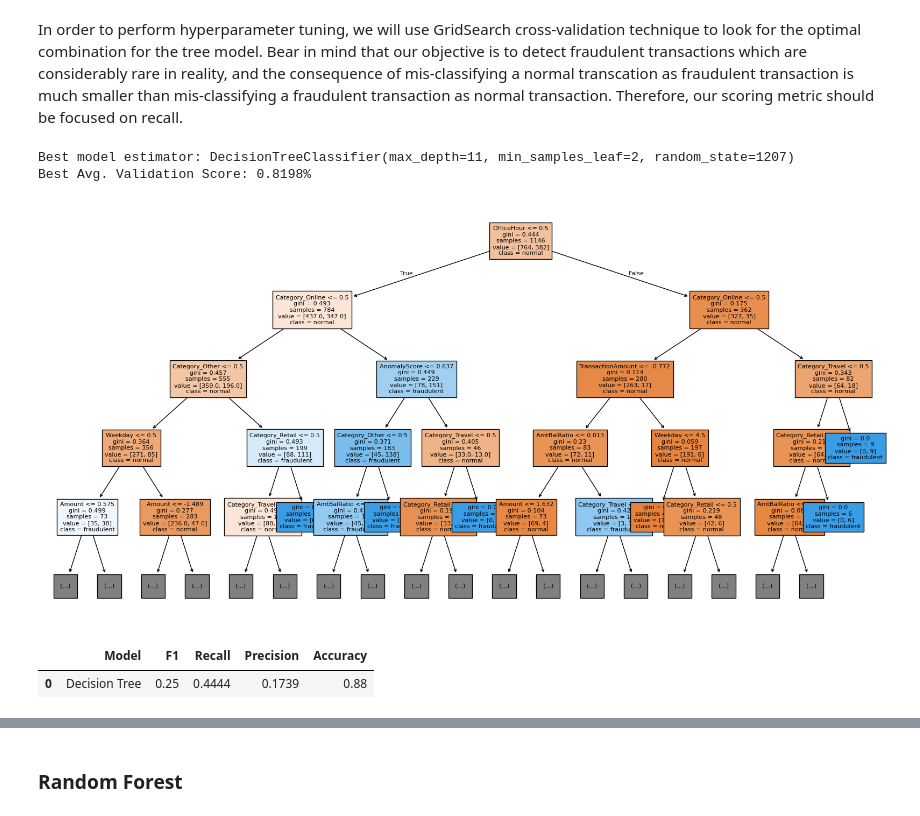
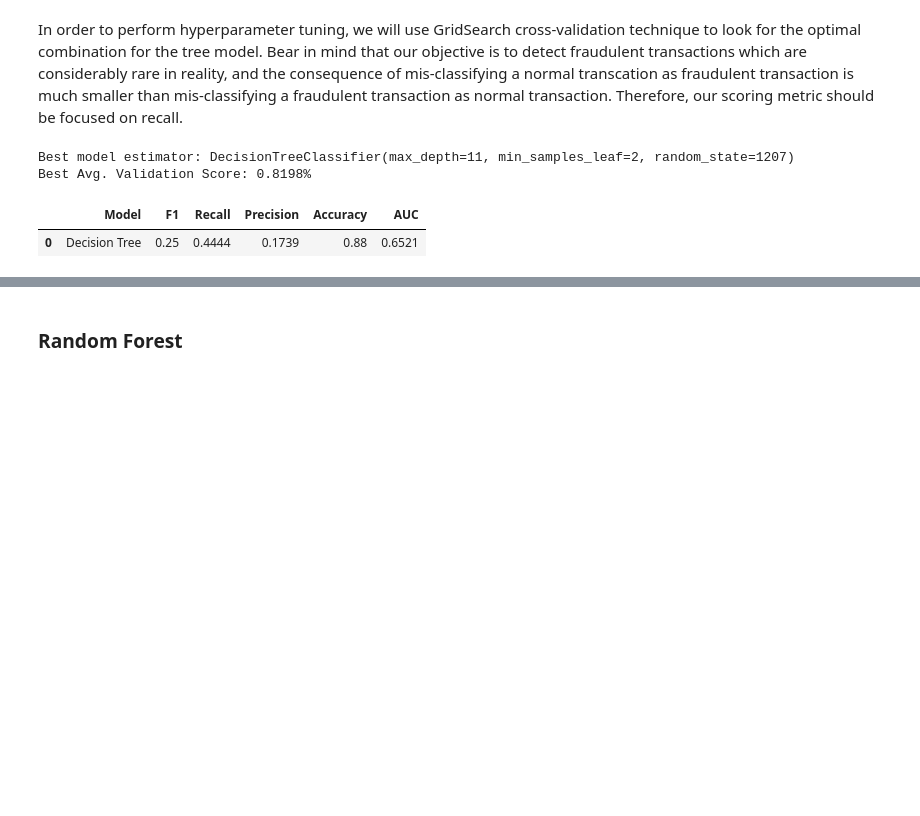
Before and after one commit to louisleung5/fraud-detection, a Jupyter notebook: Fraud_Dectection_script.ipynb, the cells around one changed output, grey strips where cells are left out. Cells and saved outputs as stored; diff of their text form; code cells hidden in the pictures; blank space fills up the shorter version.

```diff
--- a/Fraud_Dectection_script.ipynb
+++ b/Fraud_Dectection_script.ipynb
@@ -542,16 +542,18 @@ Name: count, dtype: int64
 # %% [markdown]
 Let's define a function for model revaluation and storing the result.
 # %%
-def make_results(model_name:str, y_true, y_pred):
+def make_results(model_name:str, y_true, y_pred, y_pred_proba):
     accuracy = accuracy_score(y_true, y_pred)
     recall = recall_score(y_true, y_pred)
     precision = precision_score(y_true, y_pred)
     f1 = f1_score(y_true, y_pred)
+    auc = roc_auc_score(y_true=y_true, y_score=[y_pred_proba[x][1] for x in range(len(y_pred_proba))])
     result = pd.DataFrame({'Model': [model_name],
                         'F1': [round(f1,4)],
                         'Recall': [round(recall,4)],
                         'Precision': [round(precision,4)],
-                        'Accuracy': [round(accuracy,4)]})
+                        'Accuracy': [round(accuracy,4)],
+                        'AUC': [round(auc, 4)]})
     return result
 
 def cv_make_results(model_name: str, model_object):
@@ -591,29 +594,29 @@ In order to perform hyperparameter tuning, we will use GridSearch cross-validati
 # %%
 # Define the dictionary of hyperparameter values
 tree_parameter = {'max_depth':[4,5,6,7,8,9,10,11,12,15,20,30,40,50],
                   'min_samples_leaf':[2,5,10,20,50]}
 
 # Define the metrics
 scoring = ['accuracy', 'precision', 'recall', 'f1']
 
 decision_tree = DecisionTreeClassifier(random_state=1207)
 dt_cv = GridSearchCV(decision_tree,
                      tree_parameter,
                      scoring=scoring,
                      cv=5, # The number of cross-validation folds
                      refit='recall').fit(X_tr_train, y_tr_train) # The scoring metric that you want GridSearch to use when it selects the "best" model. The reason it's called refit is because once the algorithm finds the combination of hyperparameters that results in the best average score across all validation folds, it will then refit this model to all of the training data. Remember, up until now, with a 5-fold cross-validation, the model has only ever been fit on 80% (4/5) of the training data, because the remaining 20% was held out as a validation fold.)
 print(f"Best model estimator: {dt_cv.best_estimator_}")
 print(f"Best Avg. Validation Score: {dt_cv.best_score_:.4f}%")
 
 y_tr_pred = dt_cv.predict(X_tr_test)
-decision_tree_result = make_results(model_name="Decision Tree", y_true = y_tr_test, y_pred = y_tr_pred)
+y_tr_pred_proba = dt_cv.predict_proba(X_tr_test)
+decision_tree_result = make_results(model_name="Decision Tree", y_true = y_tr_test, y_pred = y_tr_pred, y_pred_proba=y_tr_pred_proba)
 decision_tree_result
 # %% [output]
 Best model estimator: DecisionTreeClassifier(max_depth=11, min_samples_leaf=2, random_state=1207)
 Best Avg. Validation Score: 0.8198%
-[figure, removed]
-|  | Model | F1 | Recall | Precision | Accuracy |
-| 0 | Decision Tree | 0.25 | 0.4444 | 0.1739 | 0.88 |
+|  | Model | F1 | Recall | Precision | Accuracy | AUC |
+| 0 | Decision Tree | 0.25 | 0.4444 | 0.1739 | 0.88 | 0.6521 |
 # %%
 result = update_result_table(lr_result, decision_tree_result)
 result
```
Also changed, not shown: parts of 8 cells of this notebook.
